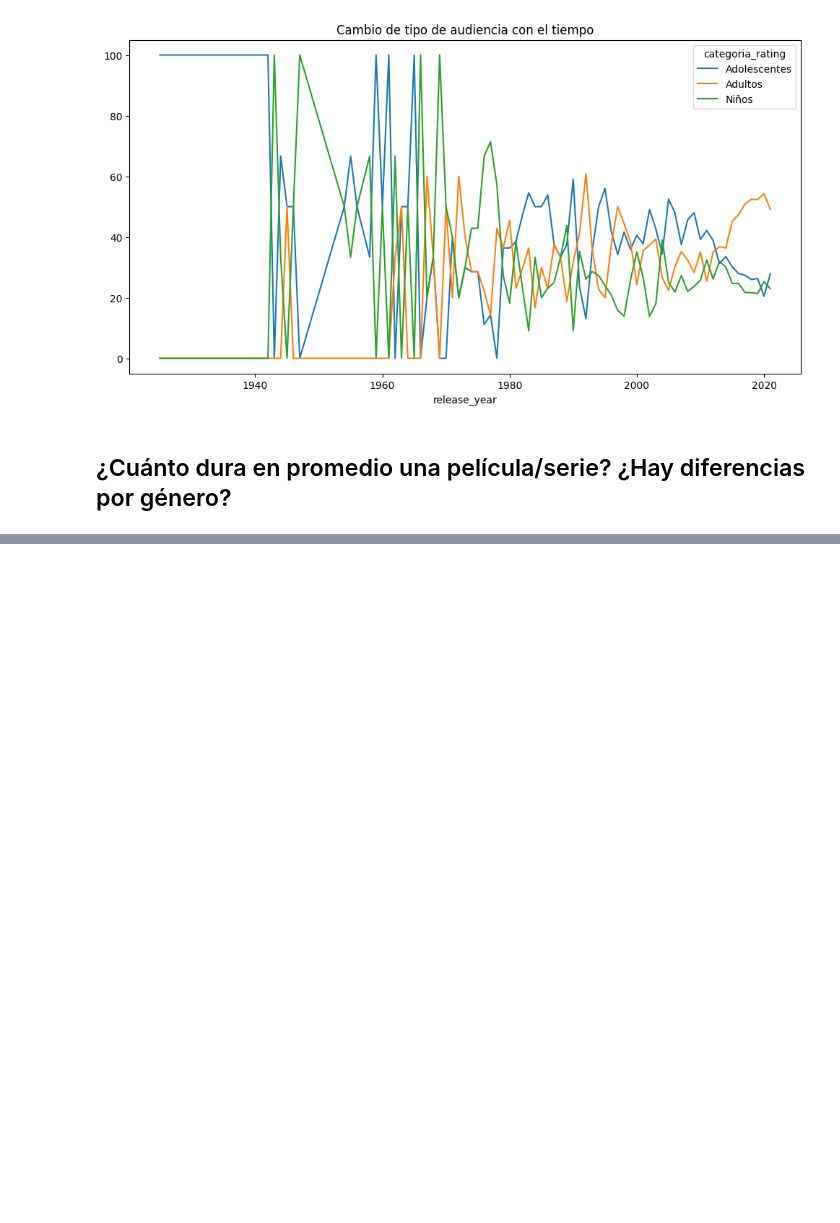
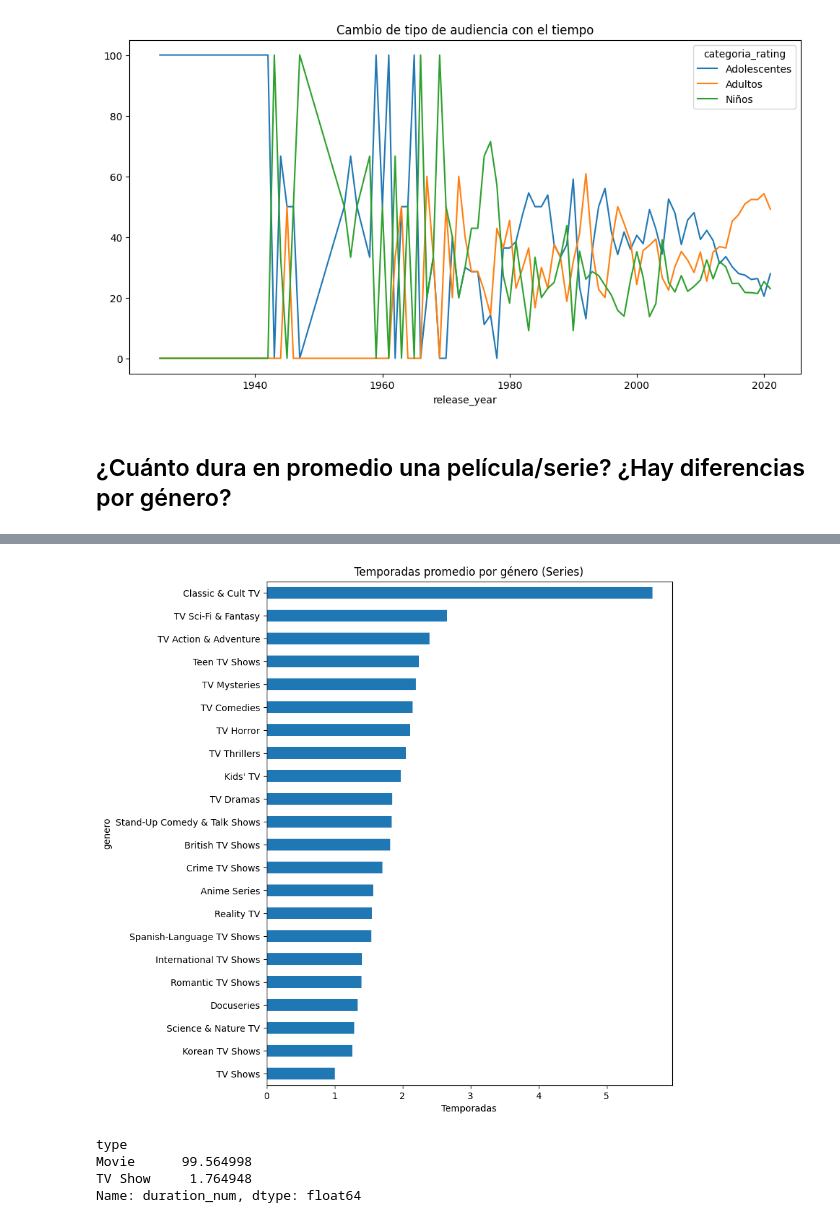
Before and after one commit to RodolfoQuintanilla/DataSetNetflix, a Jupyter notebook: notebooks/Analitica.ipynb, the cells around one changed output, grey strips where cells are left out. Saved outputs shown, nothing was run; the diff lists cells and outputs as text; code cells hidden in the pictures; blank space fills up the shorter version.

```diff
--- a/notebooks/Analitica.ipynb
+++ b/notebooks/Analitica.ipynb
@@ -205,0 +267,5 @@ df["duration_num"] = df["duration"].str.extract("(\d+)").astype(float)
+# %%
+#Duración promedio por género (series)
+series = df_generos[df_generos["type"] == "TV Show"]
+
+series.groupby("genero")["duration_num"].mean().sort_values(ascending=False)
@@ -205,0 +297,14 @@ df["duration_num"] = df["duration"].str.extract("(\d+)").astype(float)
+# %%
+series.groupby("genero")["duration_num"].mean().sort_values().plot(kind="barh", figsize=(8,10))
+plt.title("Temporadas promedio por género (Series)")
+plt.xlabel("Temporadas")
+plt.show()
+# %% [output]
+[figure, added]
+# %%
+df.groupby("type")["duration_num"].mean()
+# %% [output]
+type
+Movie      99.564998
+TV Show     1.764948
+Name: duration_num, dtype: float64
```
Also changed, not shown: parts of 21 cells of this notebook, 2 other files.
